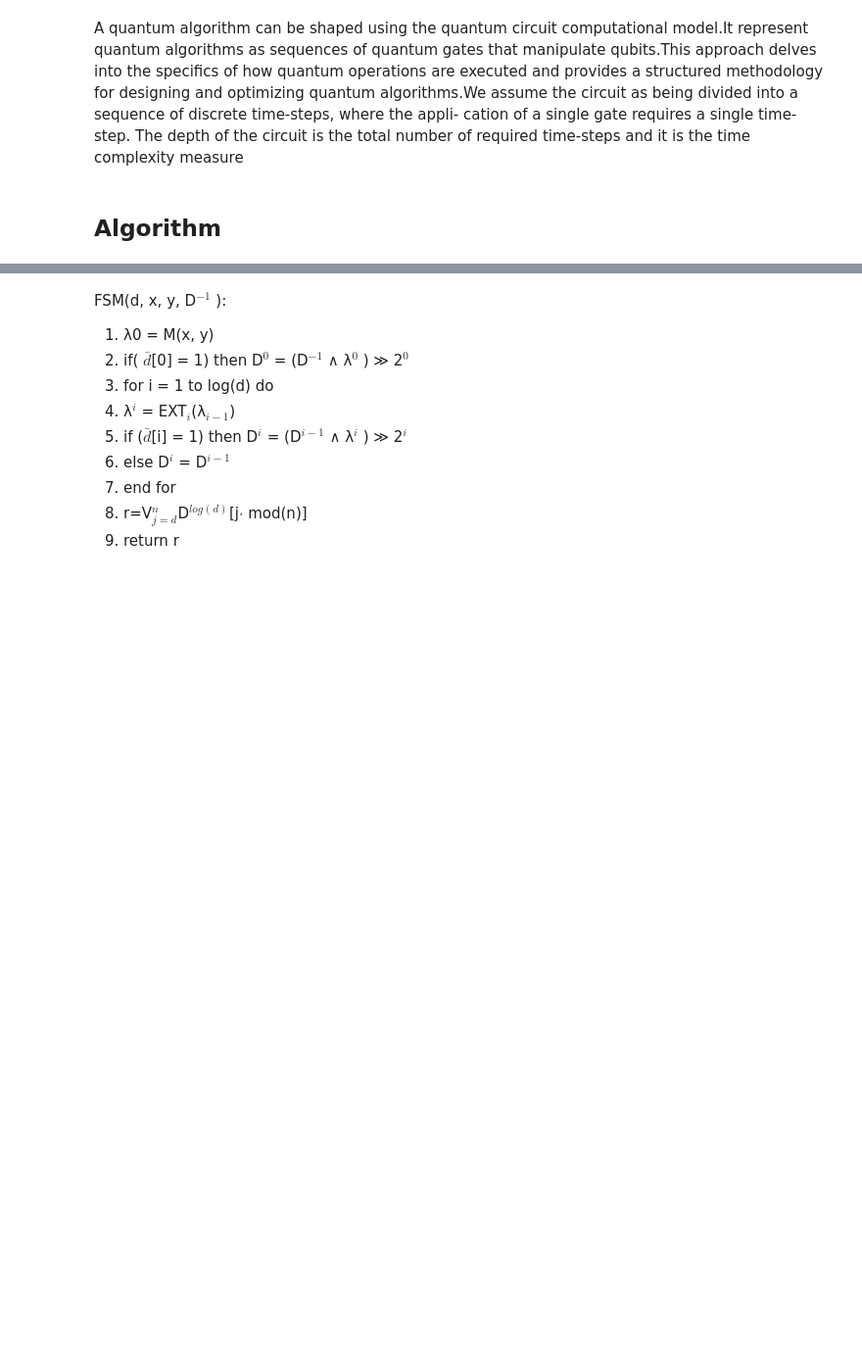
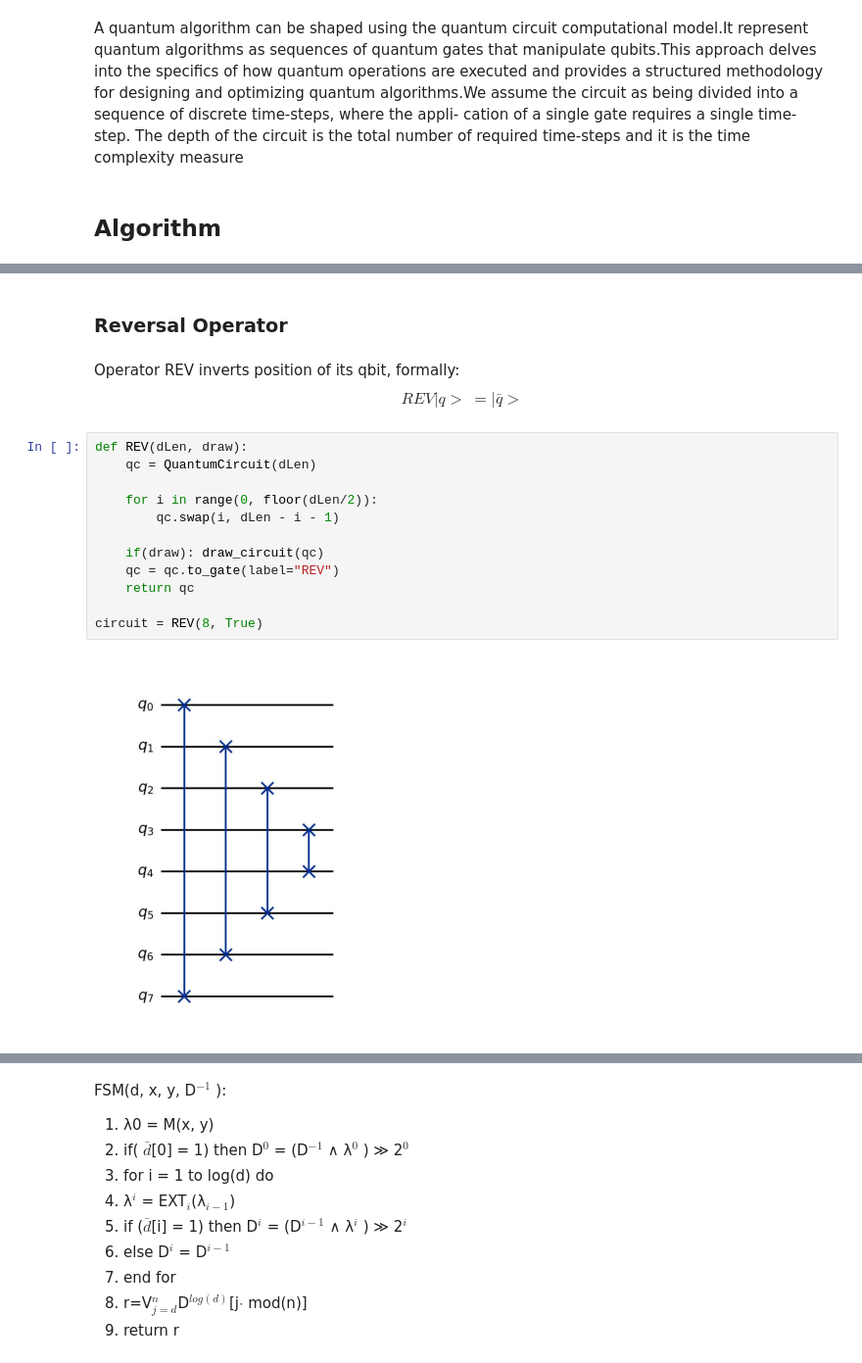
Before and after one commit to alexinho30/QuantumFixedMatching, a Jupyter notebook: QSC.ipynb, the cells around one changed output, grey strips where cells are left out. Shown at 98% size. Saved outputs shown, nothing was run; the diff lists cells and outputs as text; blank space fills up the shorter version.

```diff
--- a/QSC.ipynb
+++ b/QSC.ipynb
@@ -101,0 +224,21 @@ total number of required time-steps and it is the time complexity measure
+# %% [markdown]
+### Reversal Operator
+# %% [markdown]
+Operator REV inverts position of its qbit, formally:
+$$
+REV|q>\ = |\bar q>
+$$
+# %%
+def REV(dLen, draw):
+    qc = QuantumCircuit(dLen)
+
+    for i in range(0, floor(dLen/2)):
+        qc.swap(i, dLen - i - 1)
+
+    if(draw): draw_circuit(qc)
+    qc = qc.to_gate(label="REV")
+    return qc
+
+circuit = REV(8, True)
+# %% [output]
+[figure, added]
```
Also changed, not shown: parts of 23 cells of this notebook.
